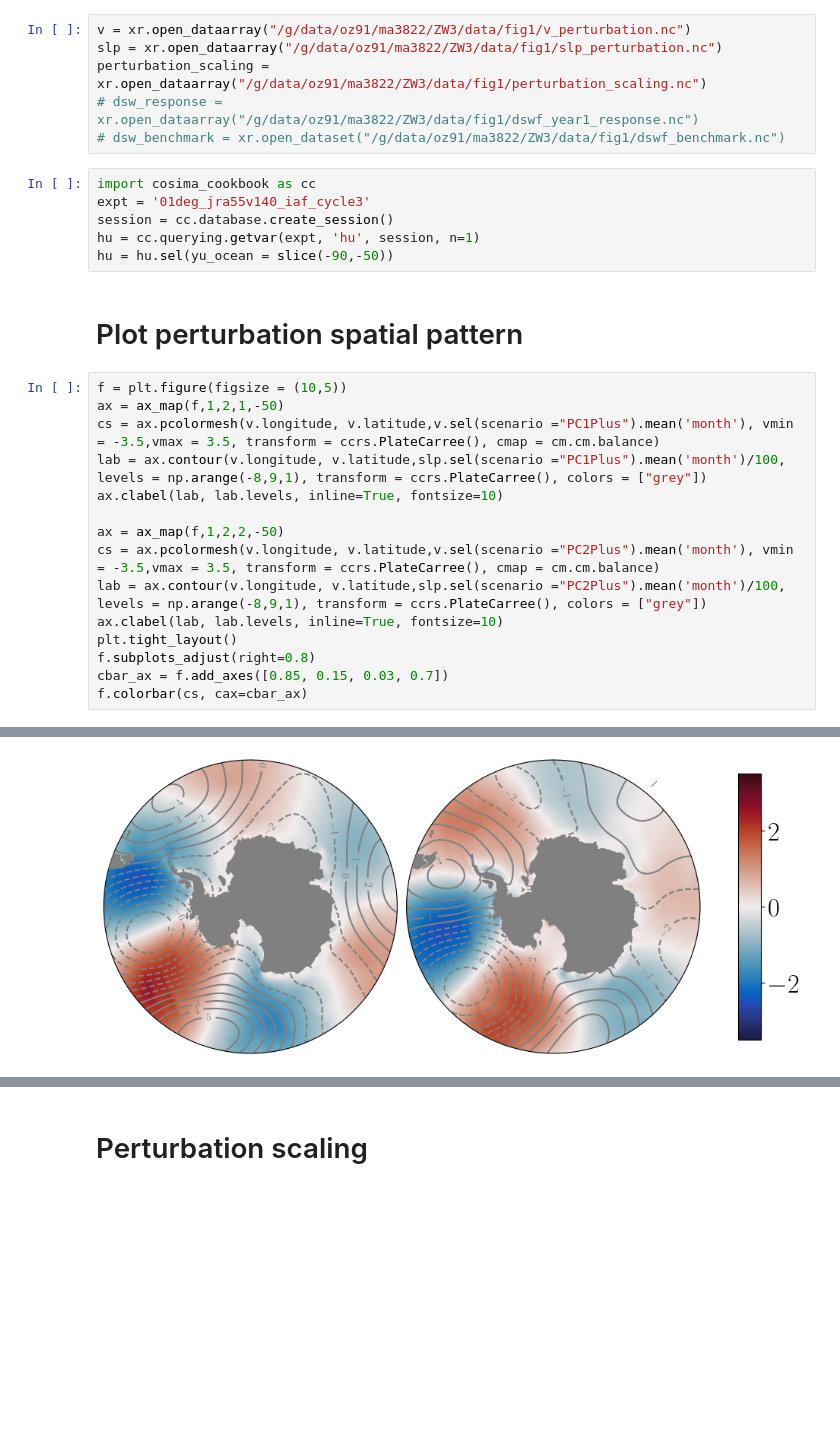
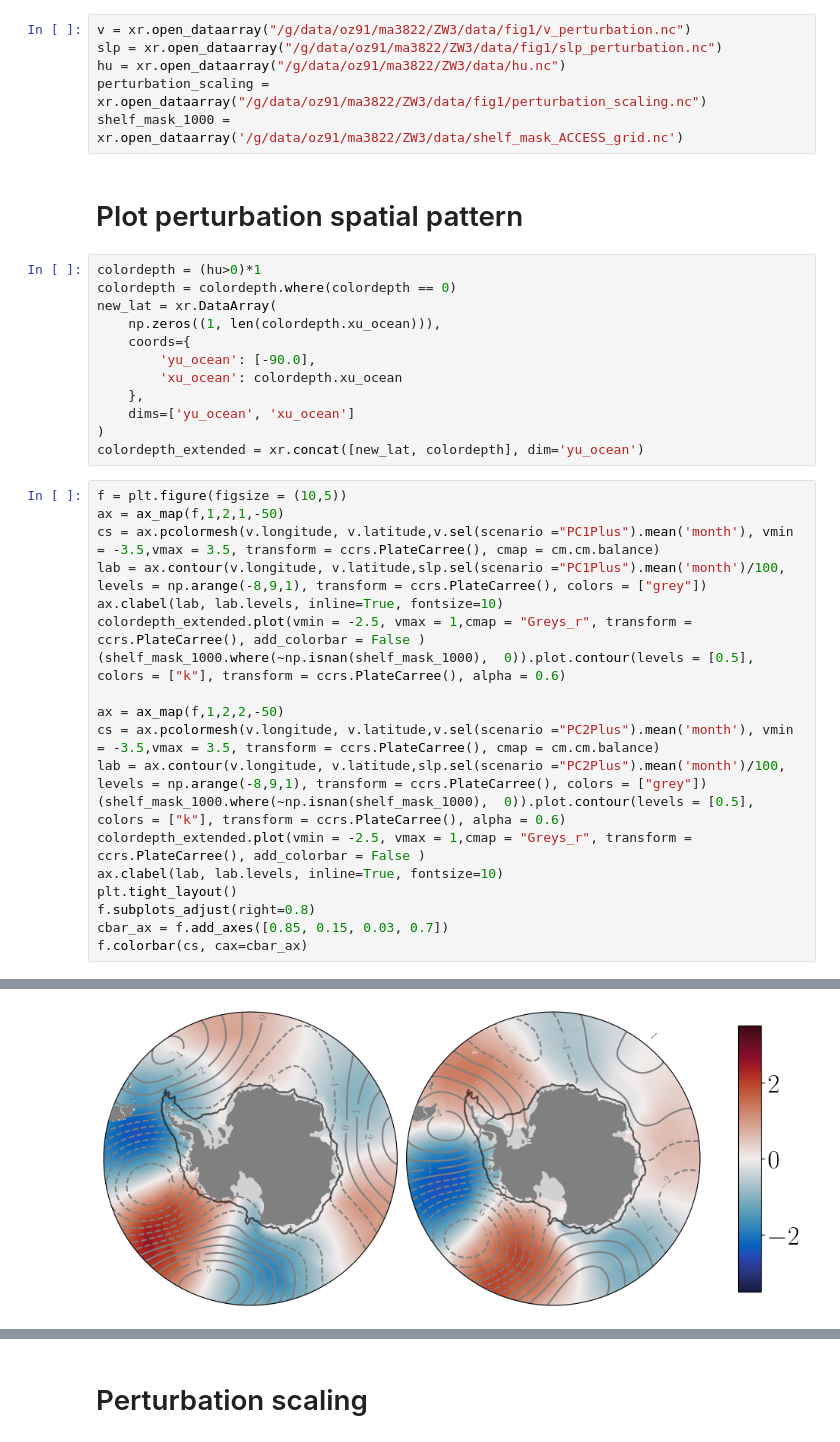
Before and after one commit to MatthisAuger/ZW3_densewater, a Jupyter notebook: submission_figs/fig1.ipynb, the cells around one changed output, grey strips where cells are left out. Cells and saved outputs as stored; diff of their text form; blank space fills up the shorter version.

```diff
--- a/submission_figs/fig1.ipynb
+++ b/submission_figs/fig1.ipynb
@@ -43,32 +45,42 @@ def ax_map(f, subploti = 1, subplotj = 1, subplotn = 1,latlim = -50,continent =
 # %%
 v = xr.open_dataarray("/g/data/oz91/ma3822/ZW3/data/fig1/v_perturbation.nc")
 slp = xr.open_dataarray("/g/data/oz91/ma3822/ZW3/data/fig1/slp_perturbation.nc")
+hu = xr.open_dataarray("/g/data/oz91/ma3822/ZW3/data/hu.nc")
 perturbation_scaling = xr.open_dataarray("/g/data/oz91/ma3822/ZW3/data/fig1/perturbation_scaling.nc")
-# dsw_response = xr.open_dataarray("/g/data/oz91/ma3822/ZW3/data/fig1/dswf_year1_response.nc")
-# dsw_benchmark = xr.open_dataset("/g/data/oz91/ma3822/ZW3/data/fig1/dswf_benchmark.nc")
+shelf_mask_1000 = xr.open_dataarray('/g/data/oz91/ma3822/ZW3/data/shelf_mask_ACCESS_grid.nc')
-# %%
-import cosima_cookbook as cc
-expt = '01deg_jra55v140_iaf_cycle3'
-session = cc.database.create_session()
-hu = cc.querying.getvar(expt, 'hu', session, n=1)
-hu = hu.sel(yu_ocean = slice(-90,-50))
 # %% [markdown]
 # Plot perturbation spatial pattern
+# %%
+colordepth = (hu>0)*1
+colordepth = colordepth.where(colordepth == 0)
+new_lat = xr.DataArray(
+    np.zeros((1, len(colordepth.xu_ocean))),
+    coords={
+        'yu_ocean': [-90.0],
+        'xu_ocean': colordepth.xu_ocean
+    },
+    dims=['yu_ocean', 'xu_ocean']
+)
+colordepth_extended = xr.concat([new_lat, colordepth], dim='yu_ocean')
 # %%
 f = plt.figure(figsize = (10,5))
 ax = ax_map(f,1,2,1,-50)
 cs = ax.pcolormesh(v.longitude, v.latitude,v.sel(scenario ="PC1Plus").mean('month'), vmin = -3.5,vmax = 3.5, transform = ccrs.PlateCarree(), cmap = cm.cm.balance)
 lab = ax.contour(v.longitude, v.latitude,slp.sel(scenario ="PC1Plus").mean('month')/100, levels = np.arange(-8,9,1), transform = ccrs.PlateCarree(), colors = ["grey"])
 ax.clabel(lab, lab.levels, inline=True, fontsize=10)
+colordepth_extended.plot(vmin = -2.5, vmax = 1,cmap = "Greys_r", transform = ccrs.PlateCarree(), add_colorbar = False )
+(shelf_mask_1000.where(~np.isnan(shelf_mask_1000),  0)).plot.contour(levels = [0.5], colors = ["k"], transform = ccrs.PlateCarree(), alpha = 0.6)
 
 ax = ax_map(f,1,2,2,-50)
 cs = ax.pcolormesh(v.longitude, v.latitude,v.sel(scenario ="PC2Plus").mean('month'), vmin = -3.5,vmax = 3.5, transform = ccrs.PlateCarree(), cmap = cm.cm.balance)
 lab = ax.contour(v.longitude, v.latitude,slp.sel(scenario ="PC2Plus").mean('month')/100, levels = np.arange(-8,9,1), transform = ccrs.PlateCarree(), colors = ["grey"])
+(shelf_mask_1000.where(~np.isnan(shelf_mask_1000),  0)).plot.contour(levels = [0.5], colors = ["k"], transform = ccrs.PlateCarree(), alpha = 0.6)
+colordepth_extended.plot(vmin = -2.5, vmax = 1,cmap = "Greys_r", transform = ccrs.PlateCarree(), add_colorbar = False )
 ax.clabel(lab, lab.levels, inline=True, fontsize=10)
 plt.tight_layout()
 f.subplots_adjust(right=0.8)
 cbar_ax = f.add_axes([0.85, 0.15, 0.03, 0.7])
 f.colorbar(cs, cax=cbar_ax)
 # %% [output]
 <matplotlib.colorbar.Colorbar at 0x...>
-[figure, old version]
+[figure, new version]
```
Also changed, not shown: parts of 9 cells of this notebook, 2 other files.
